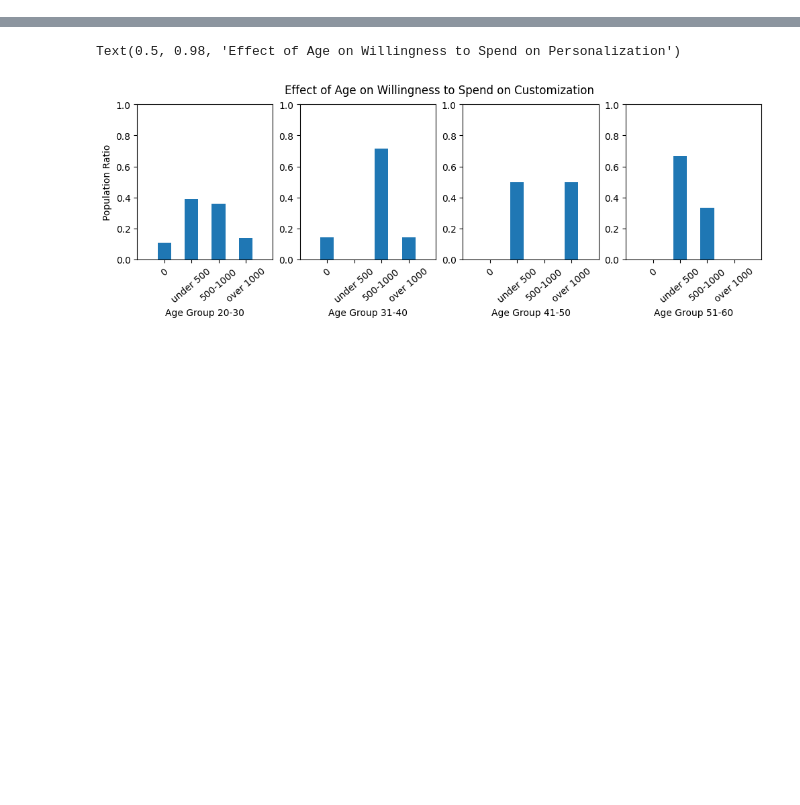
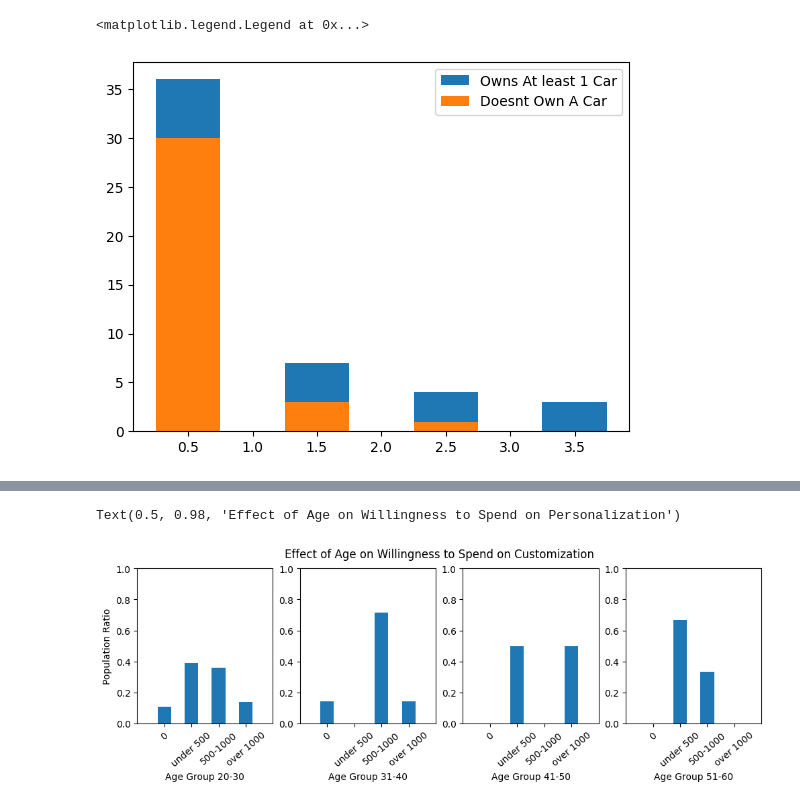
Before and after one commit to PatrickPetch/product-survey-data-analysis, a Jupyter notebook: james_data_visualizations.ipynb, the cells around one changed output, grey strips where cells are left out. Cells and saved outputs as stored; diff of their text form; code cells hidden in the pictures; blank space fills up the shorter version.

```diff
--- a/james_data_visualizations.ipynb
+++ b/james_data_visualizations.ipynb
@@ -62,0 +79,8 @@ data
+# %%
+fig, ax = plt.subplots(1,1)
+ax.hist(data['Age'], bins= 4, range=(0,4), rwidth = 0.5, label="Owns At least 1 Car")
+ax.hist(data['Age'][data['Category'] == 0], bins= 4, range=(0,4), rwidth = 0.5, label="Doesnt Own A Car")
+ax.legend()
+# %% [output]
+<matplotlib.legend.Legend at 0x...>
+[figure, added]
```
Also changed, not shown: parts of 14 cells of this notebook.
